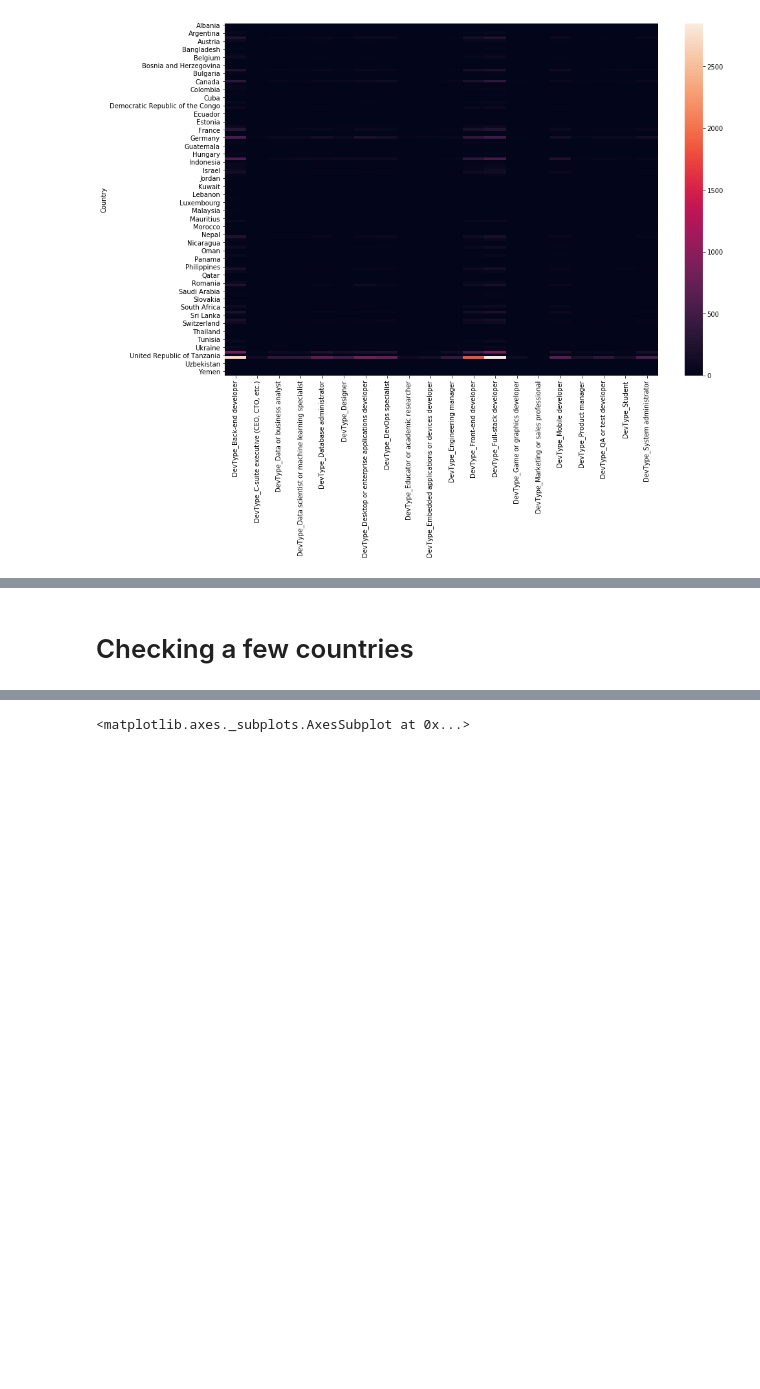
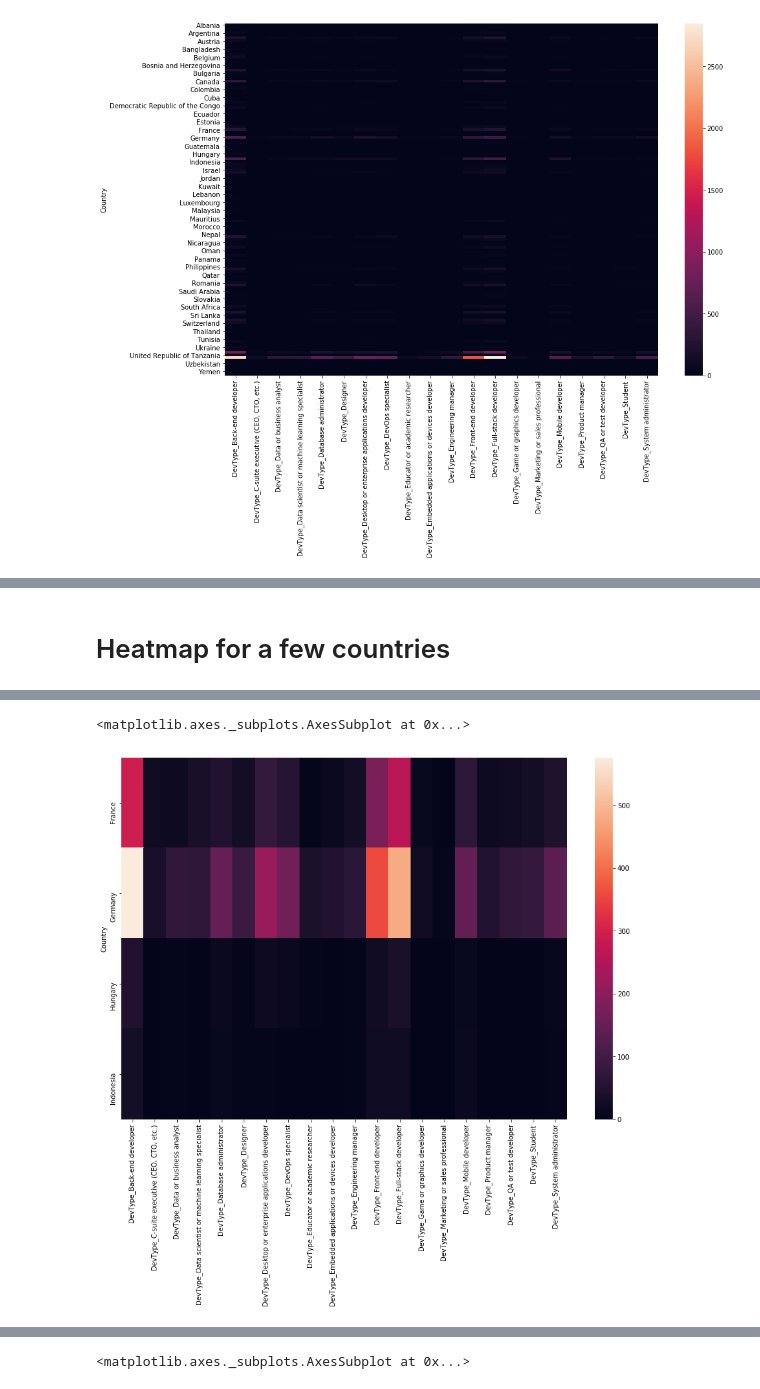
Before and after one commit to knownhuman/rmotr_final_project, a Jupyter notebook: RMOTR_Final_Project_Q4.ipynb, the cells around one changed output, grey strips where cells are left out. Saved outputs shown, nothing was run; the diff lists cells and outputs as text; code cells hidden in the pictures; blank space fills up the shorter version.

```diff
--- a/RMOTR_Final_Project_Q4.ipynb
+++ b/RMOTR_Final_Project_Q4.ipynb
@@ -204,7 +189,7 @@ gb_df_dc2.head()
 #gb_df_dc2['Albania']
 #gb_df_dc2['DevType_Back-end developer']
 # %% [markdown]
-# Checking a few countries
+# Heatmap for a few countries
 # %%
 #fig, ax = plt.subplots(figsize=(15, 10))
 #sns.heatmap(gb_df_dc[gb_df_dc['Albania']], ax=ax)
@@ -219,5 +204,11 @@ gb_df_dc2.loc[['Albania','China','France','Germany','Hong Kong (S.A.R.)','United
 | Germany | 575.0 | 36.0 | 75.0 | 70.0 | ... |
 | Hong Kong (S.A.R.) | 22.0 | 3.0 | 3.0 | 5.0 | ... |
 | United States | 2694.0 | 116.0 | 351.0 | 350.0 | ... |
+# %%
+fig, ax = plt.subplots(figsize=(15, 10))
+sns.heatmap(gb_df_dc2.loc[['France','Germany','Hungary','Indonesia']], ax=ax)
+# %% [output]
+<matplotlib.axes._subplots.AxesSubplot at 0x...>
+[figure, added]
 # %%
 fig, ax = plt.subplots(figsize=(15, 10))
```
Also changed, not shown: parts of 42 cells of this notebook, 1 other file.
